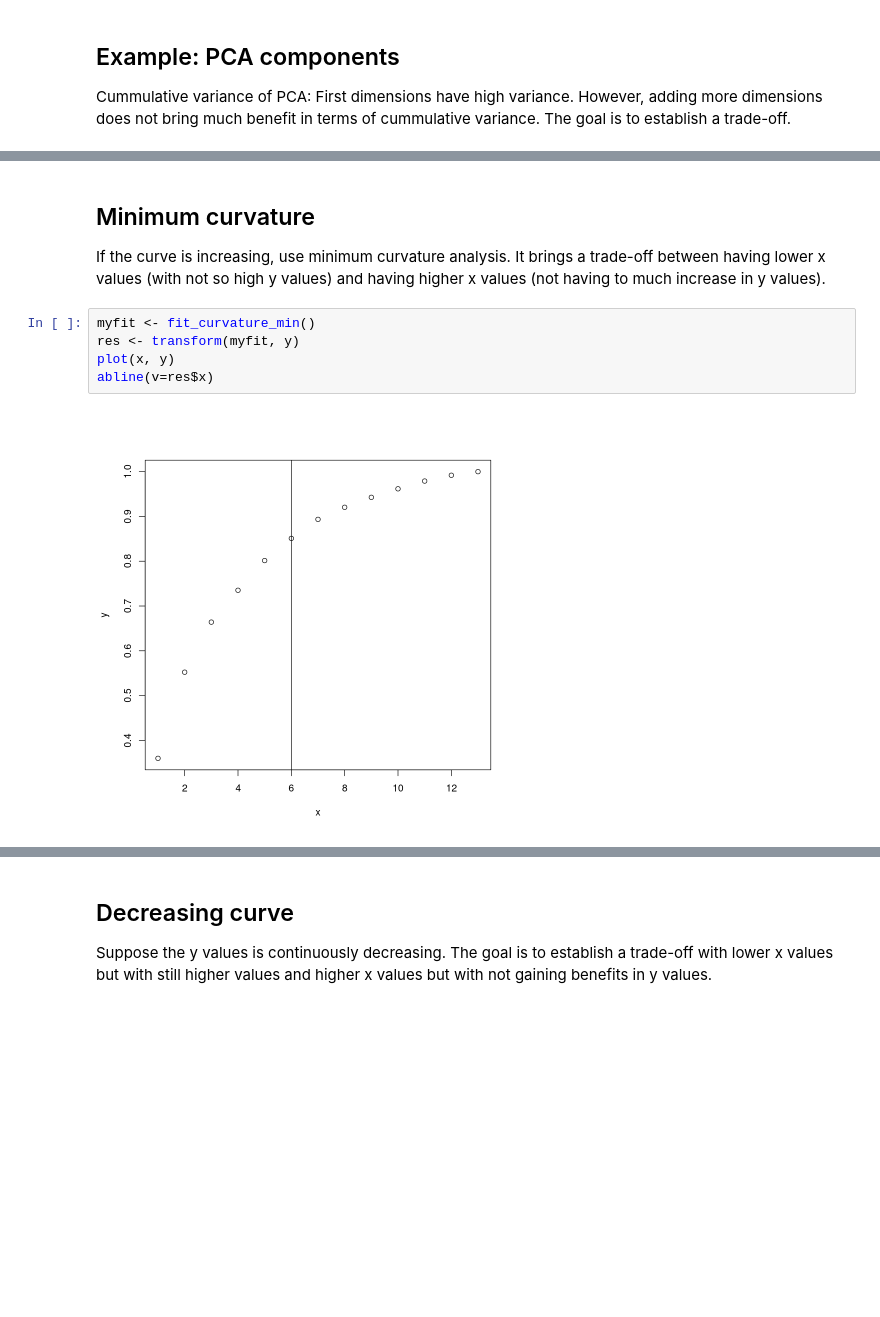
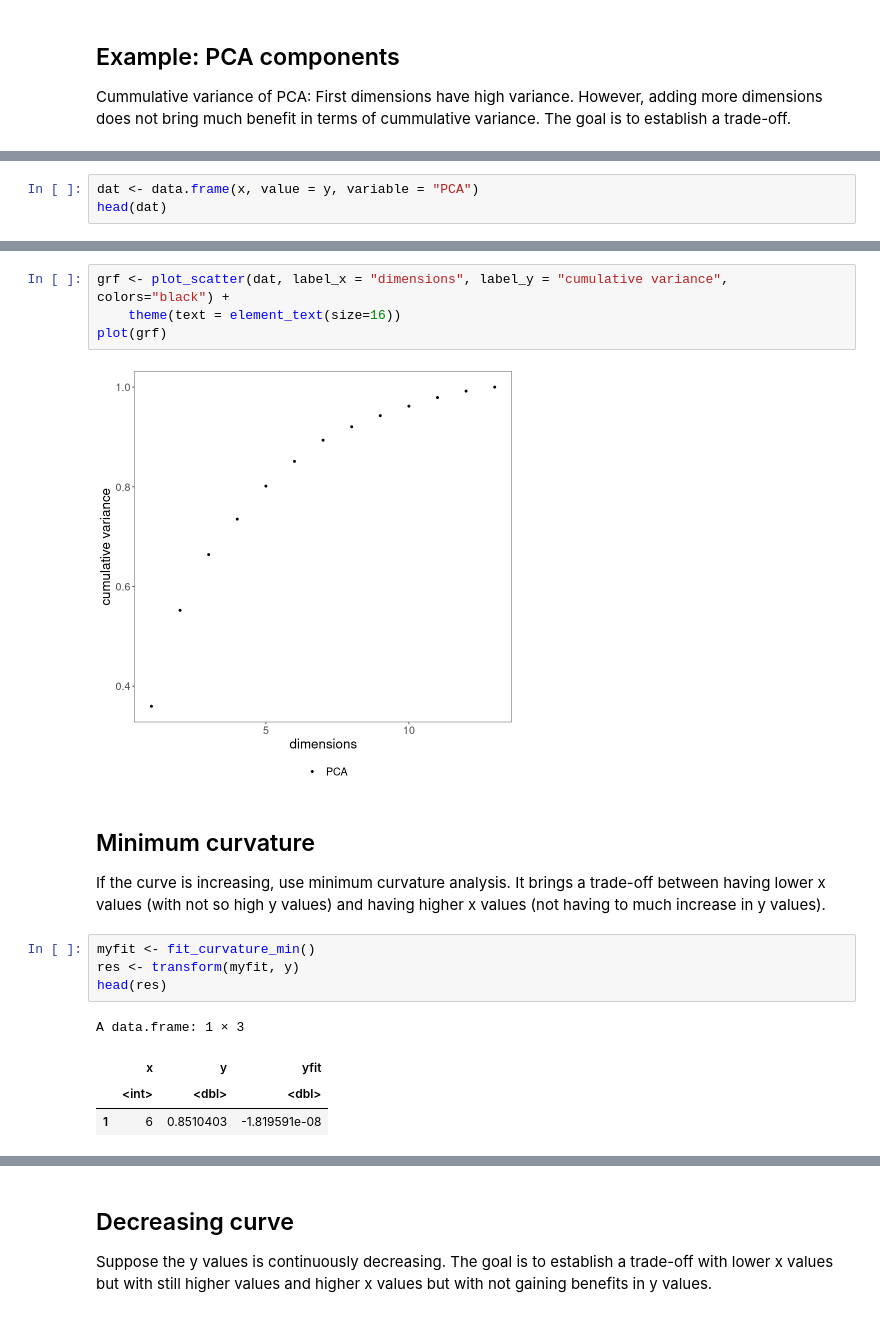
Before and after one commit to felipeat07/daltoolbox, a Jupyter notebook: examples/general/dal_fitting.ipynb, the cells around one changed output, grey strips where cells are left out. Drawn from its saved outputs; the diff is of its cells as text; blank space fills up the shorter version.

```diff
--- a/examples/general/dal_fitting.ipynb
+++ b/examples/general/dal_fitting.ipynb
@@ -32,0 +44,3 @@ plot(x, y)
+# %%
+dat <- data.frame(x, value = y, variable = "PCA")
+head(dat)
@@ -33,3 +57,9 @@ plot(x, y)
+# %%
+grf <- plot_scatter(dat, label_x = "dimensions", label_y = "cumulative variance", colors="black") +
+    theme(text = element_text(size=16))
+plot(grf)
+# %% [output]
+[figure, added]
 # %% [markdown]
 ## Minimum curvature
 If the curve is increasing, use minimum curvature analysis.
@@ -37,7 +67,9 @@ It brings a trade-off between having lower x values (with not so high y values)
 # %%
 myfit <- fit_curvature_min()
 res <- transform(myfit, y)
-plot(x, y)
-abline(v=res$x)
+head(res)
 # %% [output]
-[figure, removed]
+A data.frame: 1 × 3
+|  | x | y | yfit |
+|  | <int> | <dbl> | <dbl> |
+| 1 | 6 | 0.8510403 | -1.819591e-08 |
```
Also changed, not shown: parts of 8 cells of this notebook, 7 other files.
